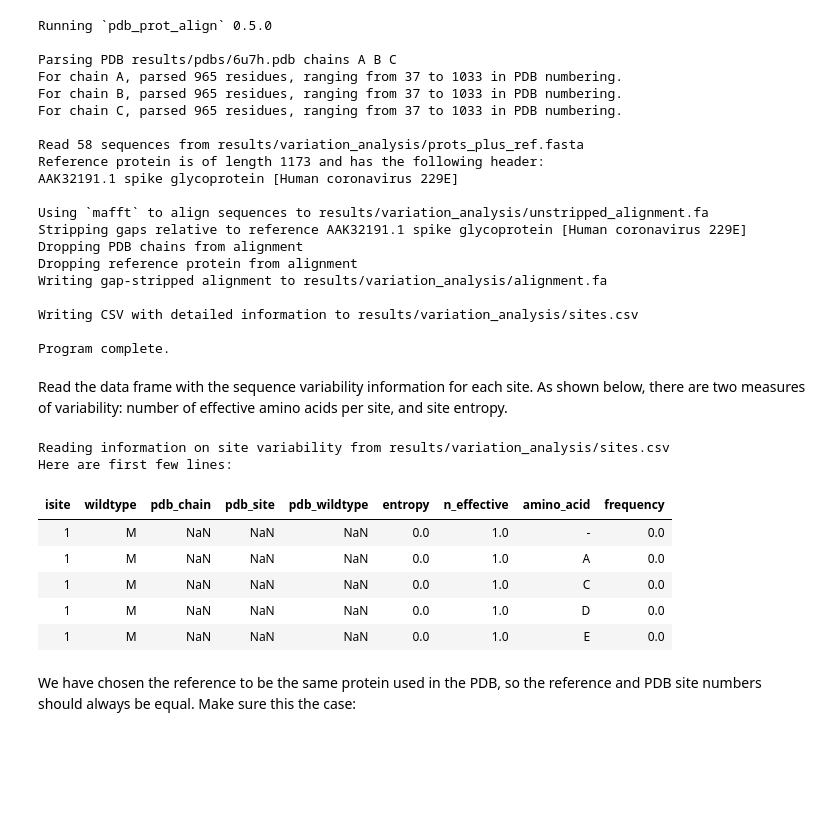
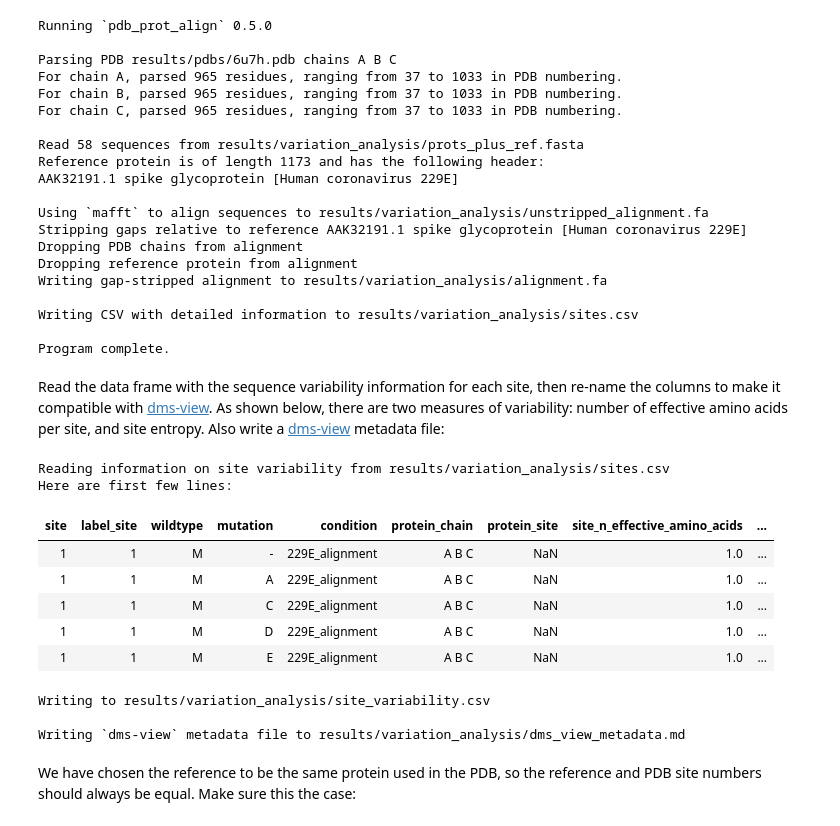
Before and after one commit to jbloomlab/CoV_229E_antigenic_drift, a Jupyter notebook: analyze_variation.ipynb, the cells around one changed output. Cells and saved outputs as stored; diff of their text form; code cells hidden in the pictures; blank space fills up the shorter version.

Commit message:
fully integrated variation analysis

```diff
--- a/analyze_variation.ipynb
+++ b/analyze_variation.ipynb
@@ -100,23 +100,52 @@ Writing CSV with detailed information to results/variation_analysis/sites.csv
 
 Program complete.
 # %% [markdown]
-Read the data frame with the sequence variability information for each site.
+Read the data frame with the sequence variability information for each site, then re-name the columns to make it compatible with [dms-view](https://dms-view.github.io/docs/).
 As shown below, there are two measures of variability: number of effective amino acids per site, and site entropy.
+Also write a [dms-view](https://dms-view.github.io/docs/) metadata file:
-# %%
-print(f"Reading information on site variability from {config['site_variation']}")
-site_variation = pd.read_csv(config['site_variation'])
-
-print('Here are first few lines:')
-display(HTML(site_variation.head().to_html(index=False)))
-# %% [output]
-Reading information on site variability from results/variation_analysis/sites.csv
-Here are first few lines:
-| isite | wildtype | pdb_chain | pdb_site | pdb_wildtype | entropy | n_effective | amino_acid | frequency |
-| 1 | M | NaN | NaN | NaN | 0.0 | 1.0 | - | 0.0 |
-| 1 | M | NaN | NaN | NaN | 0.0 | 1.0 | A | 0.0 |
-| 1 | M | NaN | NaN | NaN | 0.0 | 1.0 | C | 0.0 |
-| 1 | M | NaN | NaN | NaN | 0.0 | 1.0 | D | 0.0 |
-| 1 | M | NaN | NaN | NaN | 0.0 | 1.0 | E | 0.0 |
+# %%
+orig_sitefile = os.path.join(config['variation_analysis_dir'], 'sites.csv')
+print(f"Reading information on site variability from {orig_sitefile}")
+site_variation = (
+ pd.read_csv(orig_sitefile)
+ .rename(columns={'isite': 'site',
+                  'amino_acid': 'mutation',
+                  'pdb_site': 'protein_site',
+                  'entropy': 'site_entropy',
+                  'n_effective': 'site_n_effective_amino_acids',
+                  'frequency': 'mut_aa_frequency',
+                  })
+ .assign(label_site=lambda x: x['site'],
+         condition='229E_alignment',
+         protein_chain=' '.join(config['pdb_chains'])
+         )
+ [['site', 'label_site', 'wildtype', 'mutation', 'condition', 'protein_chain', 'protein_site',
+   'site_n_effective_amino_acids', 'site_entropy', 'mut_aa_frequency']]
+ )
+
+print('Here are first few lines:')
+display(HTML(site_variation.head().to_html(index=False)))
+
+print(f"\nWriting to {config['site_variation']}")
+site_variation.to_csv(config['site_variation'], index=False)
+
+print(f"\nWriting `dms-view` metadata file to {config['dms_view_metadata']}")
+repo_url = f"https://github.com/jbloomlab/{os.path.basename(os.path.abspath('.'))}"
+with open(config['dms_view_metadata'], 'w') as f:
+    f.write('## Variability in alignment of human 229E Spike proteins\n'
+            f"See [{repo_url}]({repo_url}) for details.")
+# %% [output]
+Reading information on site variability from results/variation_analysis/sites.csv
+Here are first few lines:
+| site | label_site | wildtype | mutation | condition | protein_chain | protein_site | site_n_effective_amino_acids | ... |
+| 1 | 1 | M | - | 229E_alignment | A B C | NaN | 1.0 | ... |
+| 1 | 1 | M | A | 229E_alignment | A B C | NaN | 1.0 | ... |
+| 1 | 1 | M | C | 229E_alignment | A B C | NaN | 1.0 | ... |
+| 1 | 1 | M | D | 229E_alignment | A B C | NaN | 1.0 | ... |
+| 1 | 1 | M | E | 229E_alignment | A B C | NaN | 1.0 | ... |
+Writing to results/variation_analysis/site_variability.csv
+
+Writing `dms-view` metadata file to results/variation_analysis/dms_view_metadata.md
 # %% [markdown]
 We have chosen the reference to be the same protein used in the PDB, so the reference and PDB site numbers should always be equal.
 Make sure this the case:
```
Also changed, not shown: parts of 2 cells of this notebook, 3 other files.
